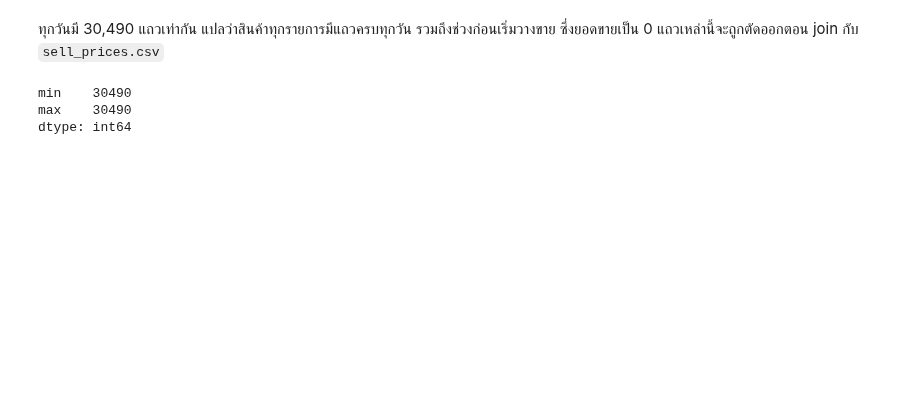
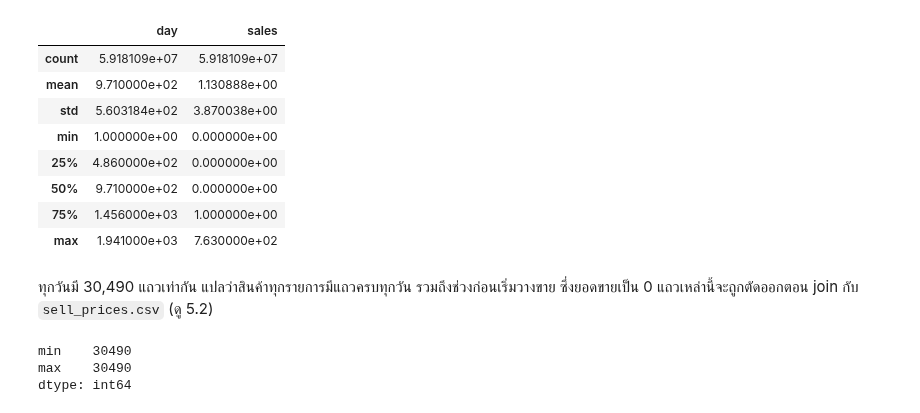
Before and after one commit to fpatt/kaggle-m5-accuracy, a Jupyter notebook: eda.ipynb, the cells around one changed output. Drawn from its saved outputs; the diff is of its cells as text; code cells hidden in the pictures; blank space fills up the shorter version.

```diff
--- a/eda.ipynb
+++ b/eda.ipynb
@@ -131,6 +183,18 @@ memory usage: 1.8 GB
+# %%
+long_df.describe()
+# %% [output]
+|  | day | sales |
+| count | 5.918109e+07 | 5.918109e+07 |
+| mean | 9.710000e+02 | 1.130888e+00 |
+| std | 5.603184e+02 | 3.870038e+00 |
+| min | 1.000000e+00 | 0.000000e+00 |
+| 25% | 4.860000e+02 | 0.000000e+00 |
+| 50% | 9.710000e+02 | 0.000000e+00 |
+| 75% | 1.456000e+03 | 1.000000e+00 |
+| max | 1.941000e+03 | 7.630000e+02 |
 # %% [markdown]
 ทุกวันมี 30,490 แถวเท่ากัน แปลว่าสินค้าทุกรายการมีแถวครบทุกวัน
-รวมถึงช่วงก่อนเริ่มวางขาย ซึ่งยอดขายเป็น 0 แถวเหล่านี้จะถูกตัดออกตอน join กับ `sell_prices.csv`
+รวมถึงช่วงก่อนเริ่มวางขาย ซึ่งยอดขายเป็น 0 แถวเหล่านี้จะถูกตัดออกตอน join กับ `sell_prices.csv` (ดู 5.2)
 # %%
 long_df.groupby("day").size().agg(["min", "max"])
 # %% [output]
```
Also changed, not shown: parts of 91 cells of this notebook.
